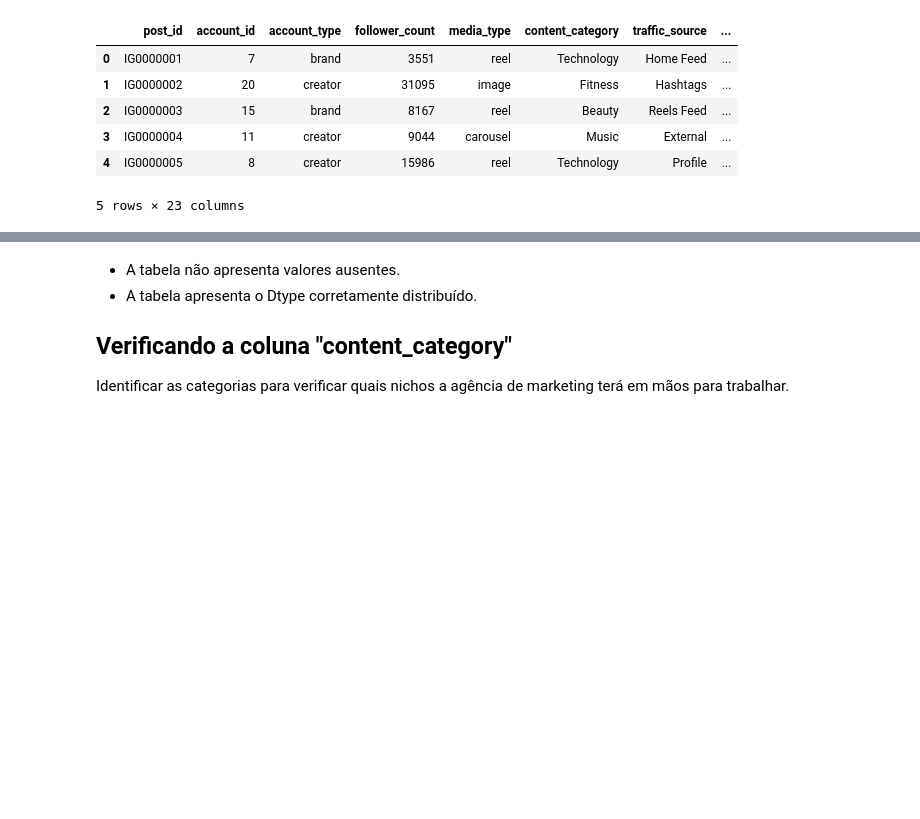
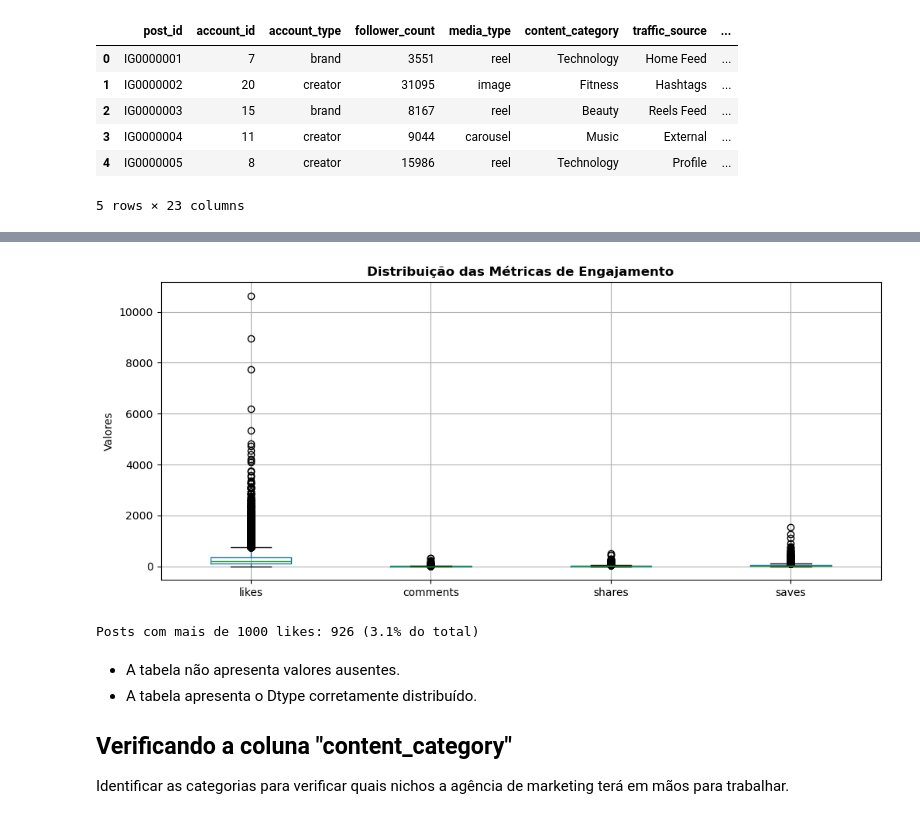
Before and after one commit to pedrobittencourtdev/instagram-analytics, a Jupyter notebook: SocialMediaDataAnalysis.ipynb, the cells around one changed output, grey strips where cells are left out. Saved outputs shown, nothing was run; the diff lists cells and outputs as text; code cells hidden in the pictures; blank space fills up the shorter version.

```diff
--- a/SocialMediaDataAnalysis.ipynb
+++ b/SocialMediaDataAnalysis.ipynb
@@ -85,3 +98,18 @@ memory usage: 5.3+ MB
+# %%
+# Boxplot para ver a distribuição e outliers das métricas principais
+plt.figure(figsize=(12, 5))
+df[['likes', 'comments', 'shares', 'saves']].boxplot()
+plt.title('Distribuição das Métricas de Engajamento', fontweight='bold')
+plt.ylabel('Valores')
+plt.show()
+# %% [output]
+[figure, added]
+# %%
+# Percentual de posts com likes acima de 1000 (outliers extremos)
+outliers_likes = (df['likes'] > 1000).sum()
+print(f"Posts com mais de 1000 likes: {outliers_likes} ({outliers_likes/len(df)*100:.1f}% do total)")
+# %% [output]
+Posts com mais de 1000 likes: 926 (3.1% do total)
 # %% [markdown]
 - A tabela não apresenta valores ausentes.
 - A tabela apresenta o Dtype corretamente distribuído.
```
Also changed, not shown: parts of 11 cells of this notebook, 3 other files.
